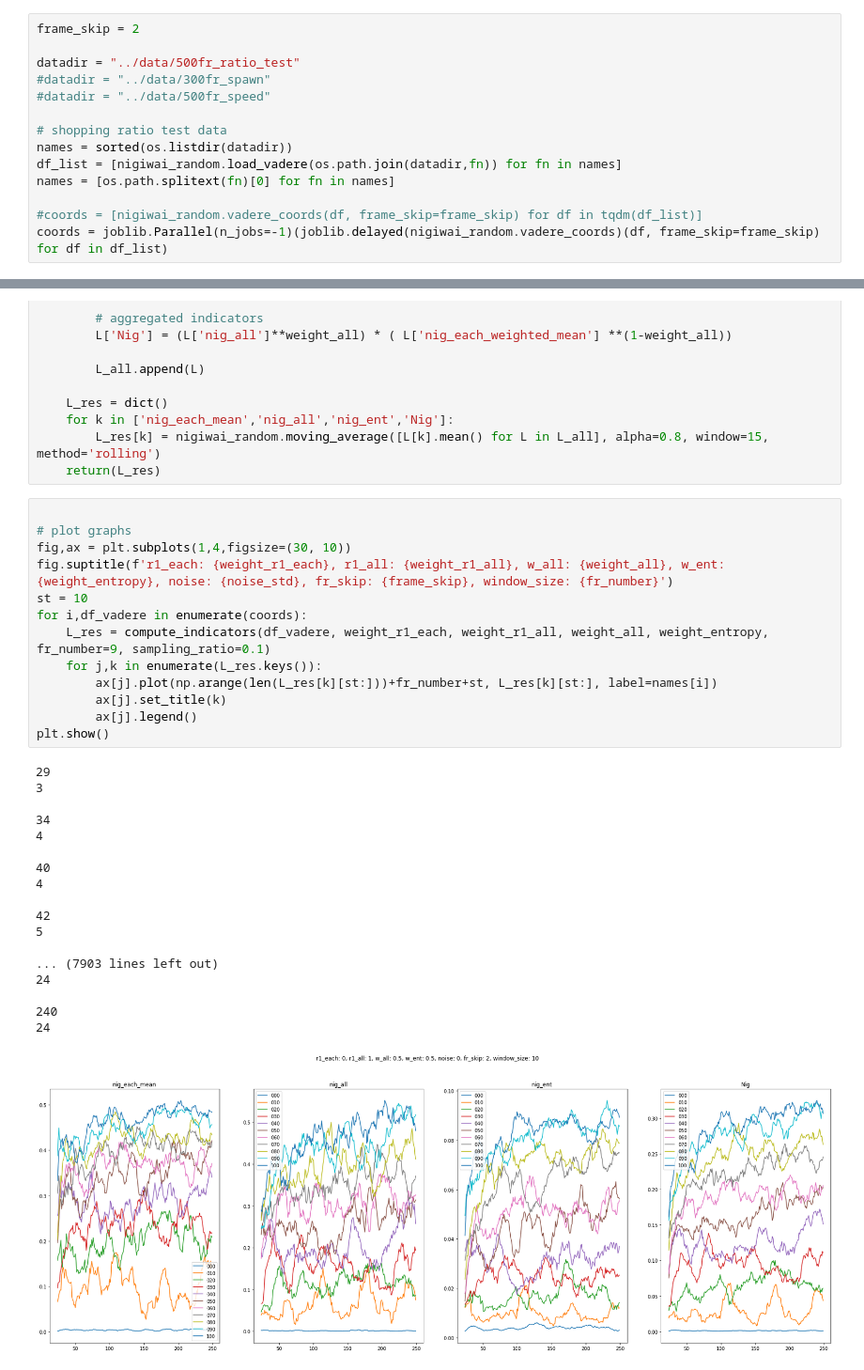
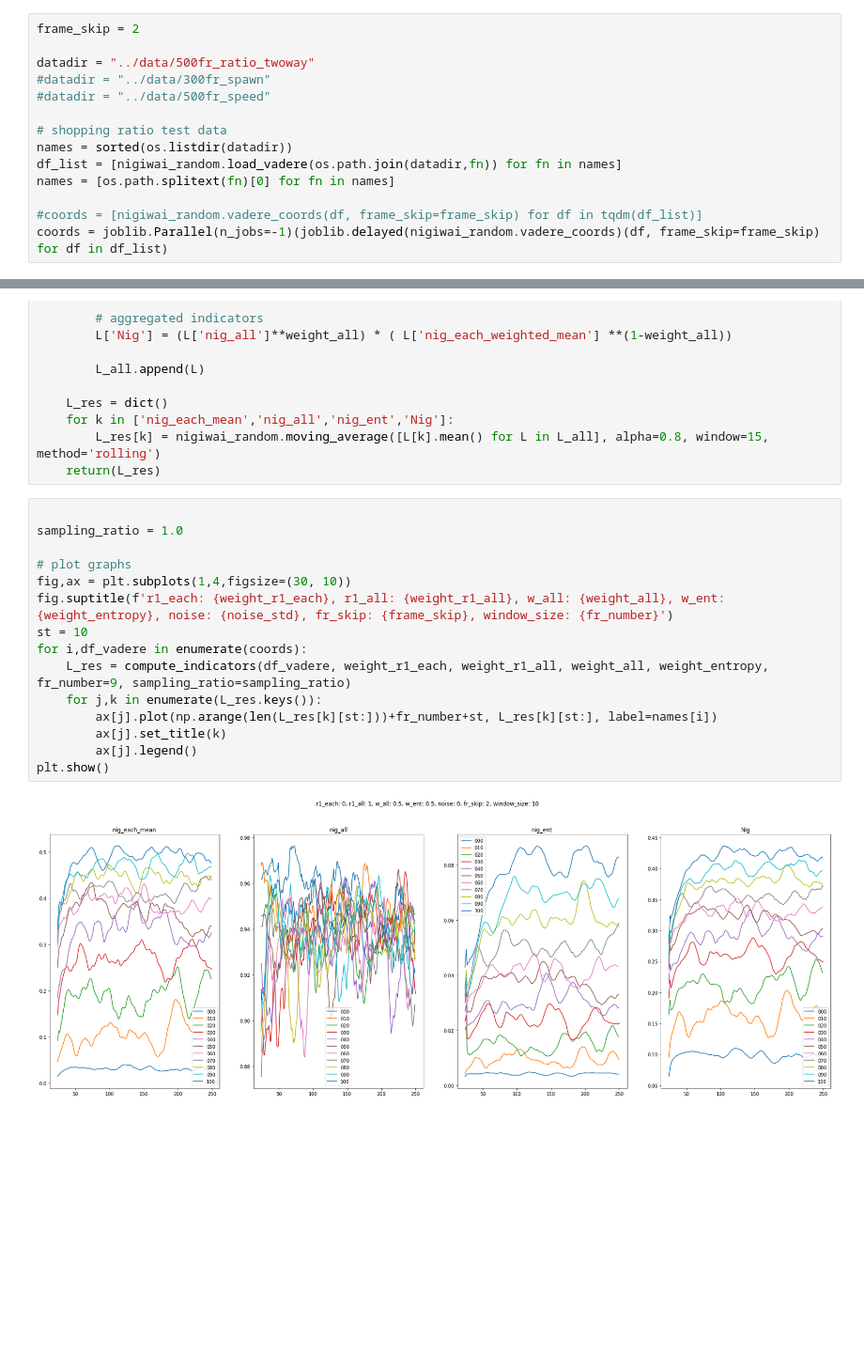
Before and after one commit to gudrlsms/Nigiwai_vectorfields, a Jupyter notebook: Nigiwai_Randomness/kaji/Randomness_nigiwai.ipynb, the cells around one changed output, grey strips where cells are left out. Shown at 94% size. Drawn from its saved outputs; the diff is of its cells as text; blank space fills up the shorter version.

Commit message:
fix: loading vadere

```diff
--- a/Nigiwai_Randomness/kaji/Randomness_nigiwai.ipynb
+++ b/Nigiwai_Randomness/kaji/Randomness_nigiwai.ipynb
@@ -15,7 +15,7 @@ reload(nigiwai_random)
 # %%
 frame_skip = 2
 
-datadir = "../data/500fr_ratio_test"
+datadir = "../data/500fr_ratio_twoway"
 #datadir = "../data/300fr_spawn"
 #datadir = "../data/500fr_speed"
 
@@ -90,34 +90,19 @@ def compute_indicators(df_vadere, weight_r1_each, weight_r1_all, weight_all, wei
         L_res[k] = nigiwai_random.moving_average([L[k].mean() for L in L_all], alpha=0.8, window=15, method='rolling')
     return(L_res)
 # %%
+
+sampling_ratio = 1.0
 
 # plot graphs
 fig,ax = plt.subplots(1,4,figsize=(30, 10))
 fig.suptitle(f'r1_each: {weight_r1_each}, r1_all: {weight_r1_all}, w_all: {weight_all}, w_ent: {weight_entropy}, noise: {noise_std}, fr_skip: {frame_skip}, window_size: {fr_number}')
 st = 10
 for i,df_vadere in enumerate(coords):
-    L_res = compute_indicators(df_vadere, weight_r1_each, weight_r1_all, weight_all, weight_entropy, fr_number=9, sampling_ratio=0.1)
+    L_res = compute_indicators(df_vadere, weight_r1_each, weight_r1_all, weight_all, weight_entropy, fr_number=9, sampling_ratio=sampling_ratio)
     for j,k in enumerate(L_res.keys()):
         ax[j].plot(np.arange(len(L_res[k][st:]))+fr_number+st, L_res[k][st:], label=names[i])
         ax[j].set_title(k)
         ax[j].legend()
 plt.show()
 # %% [output]
-29
-3
-
-34
-4
-
-40
-4
-
-42
-5
-
-... (7903 lines left out)
-24
-
-240
-24
-[figure, old version]
+[figure, new version]
```
Also changed, not shown: 1 other file.
